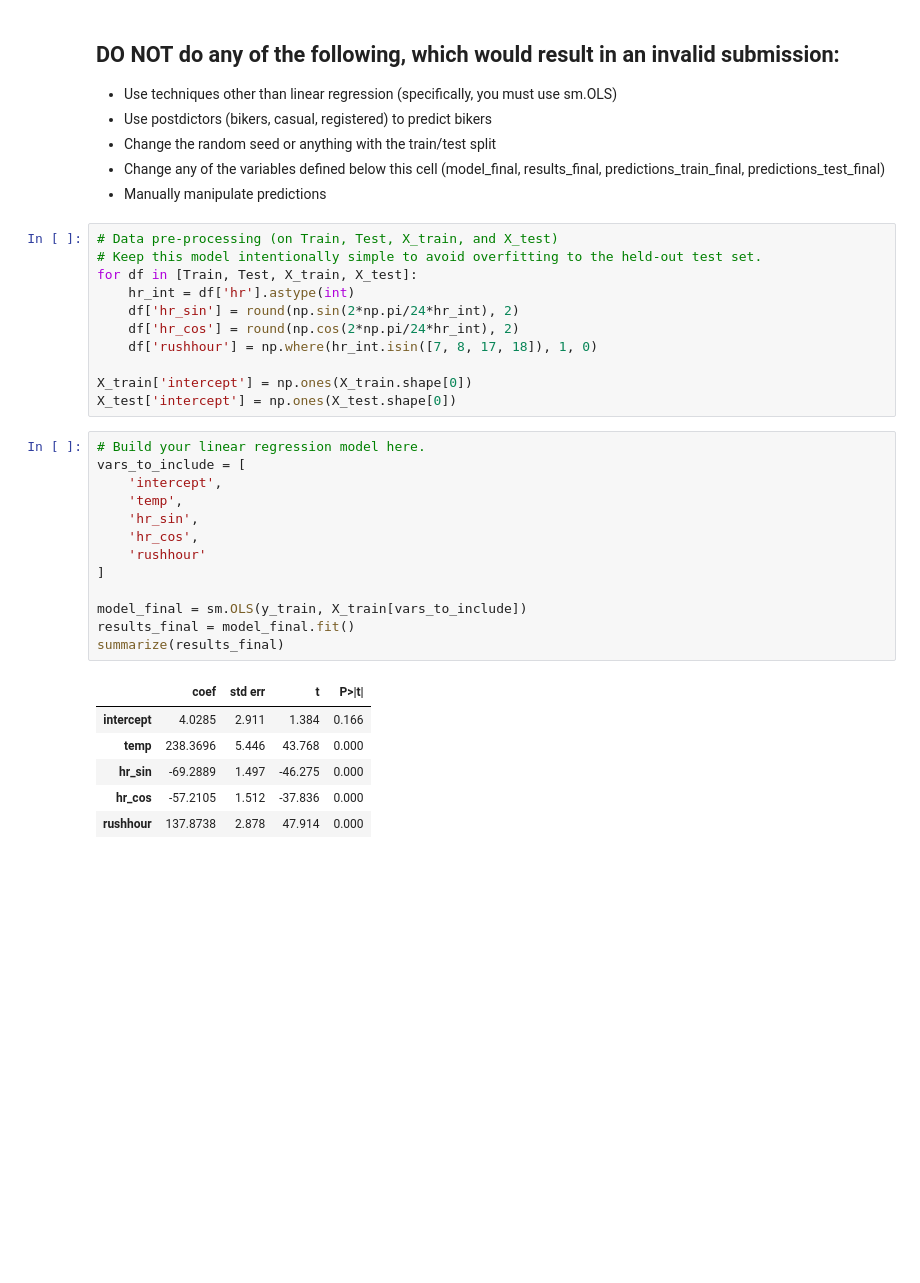
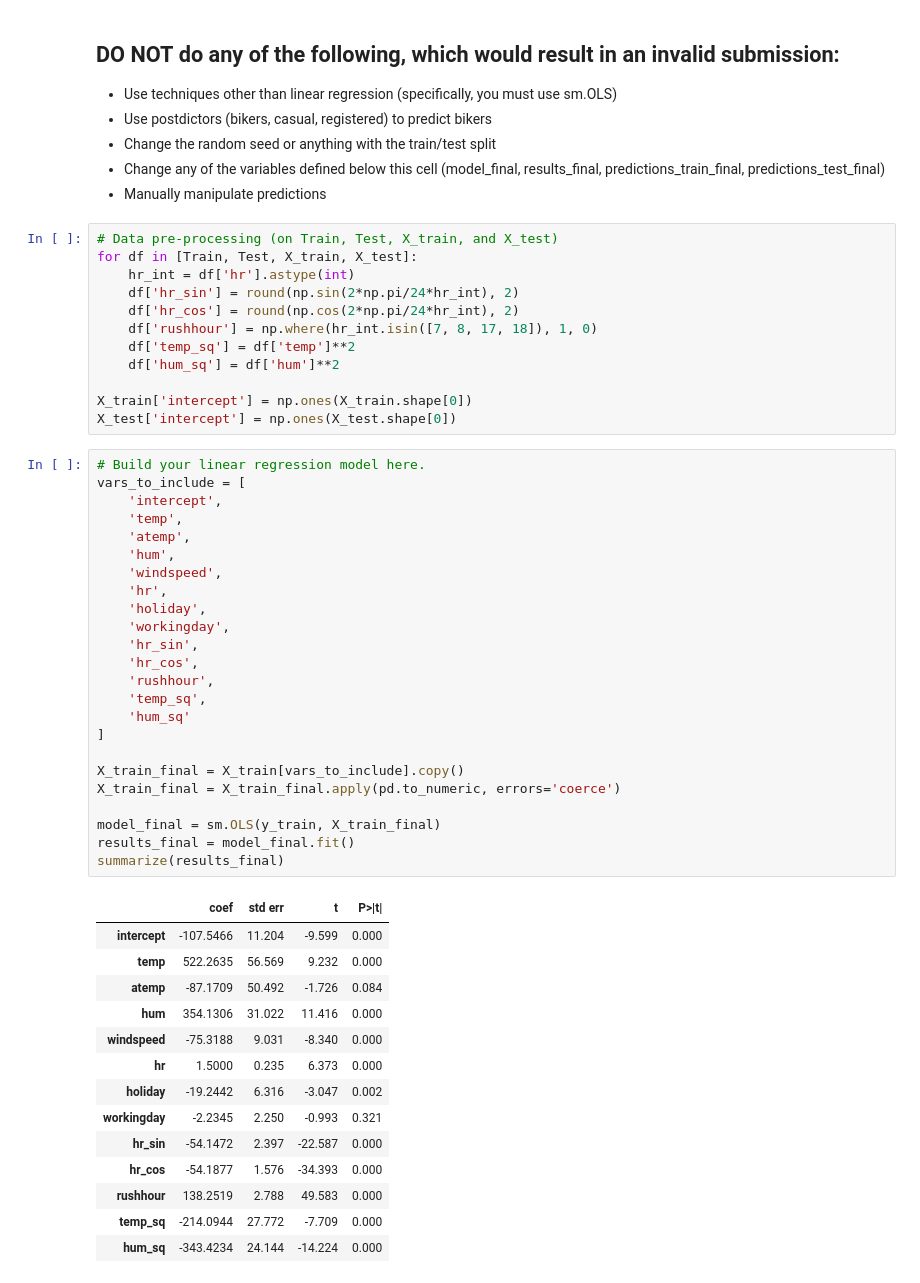
Before and after one commit to WolfDwk/code_2600, a Jupyter notebook: mod05_nonlinear.ipynb, the cells around one changed output. Drawn from its saved outputs; the diff is of its cells as text; blank space fills up the shorter version.

```diff
--- a/mod05_nonlinear.ipynb
+++ b/mod05_nonlinear.ipynb
@@ -305,33 +305,53 @@ plot_avg_actual_vs_predicted_by_feature(X=X_train,
 - Manually manipulate predictions
 # %%
 # Data pre-processing (on Train, Test, X_train, and X_test)
-# Keep this model intentionally simple to avoid overfitting to the held-out test set.
 for df in [Train, Test, X_train, X_test]:
     hr_int = df['hr'].astype(int)
     df['hr_sin'] = round(np.sin(2*np.pi/24*hr_int), 2)
     df['hr_cos'] = round(np.cos(2*np.pi/24*hr_int), 2)
     df['rushhour'] = np.where(hr_int.isin([7, 8, 17, 18]), 1, 0)
+    df['temp_sq'] = df['temp']**2
+    df['hum_sq'] = df['hum']**2
 
 X_train['intercept'] = np.ones(X_train.shape[0])
 X_test['intercept'] = np.ones(X_test.shape[0])
 # %%
 # Build your linear regression model here.
 vars_to_include = [
     'intercept',
     'temp',
+    'atemp',
+    'hum',
+    'windspeed',
+    'hr',
+    'holiday',
+    'workingday',
     'hr_sin',
     'hr_cos',
-    'rushhour'
+    'rushhour',
+    'temp_sq',
+    'hum_sq'
 ]
 
-model_final = sm.OLS(y_train, X_train[vars_to_include])
+X_train_final = X_train[vars_to_include].copy()
+X_train_final = X_train_final.apply(pd.to_numeric, errors='coerce')
+
+model_final = sm.OLS(y_train, X_train_final)
 results_final = model_final.fit()
 summarize(results_final)
 # %% [output]
 |  | coef | std err | t | P>|t| |
-| intercept | 4.0285 | 2.911 | 1.384 | 0.166 |
-| temp | 238.3696 | 5.446 | 43.768 | 0.000 |
-| hr_sin | -69.2889 | 1.497 | -46.275 | 0.000 |
-| hr_cos | -57.2105 | 1.512 | -37.836 | 0.000 |
-| rushhour | 137.8738 | 2.878 | 47.914 | 0.000 |
+| intercept | -107.5466 | 11.204 | -9.599 | 0.000 |
+| temp | 522.2635 | 56.569 | 9.232 | 0.000 |
+| atemp | -87.1709 | 50.492 | -1.726 | 0.084 |
+| hum | 354.1306 | 31.022 | 11.416 | 0.000 |
+| windspeed | -75.3188 | 9.031 | -8.340 | 0.000 |
+| hr | 1.5000 | 0.235 | 6.373 | 0.000 |
+| holiday | -19.2442 | 6.316 | -3.047 | 0.002 |
+| workingday | -2.2345 | 2.250 | -0.993 | 0.321 |
+| hr_sin | -54.1472 | 2.397 | -22.587 | 0.000 |
+| hr_cos | -54.1877 | 1.576 | -34.393 | 0.000 |
+| rushhour | 138.2519 | 2.788 | 49.583 | 0.000 |
+| temp_sq | -214.0944 | 27.772 | -7.709 | 0.000 |
+| hum_sq | -343.4234 | 24.144 | -14.224 | 0.000 |
 # %%
```
Also changed, not shown: parts of 2 cells of this notebook.
